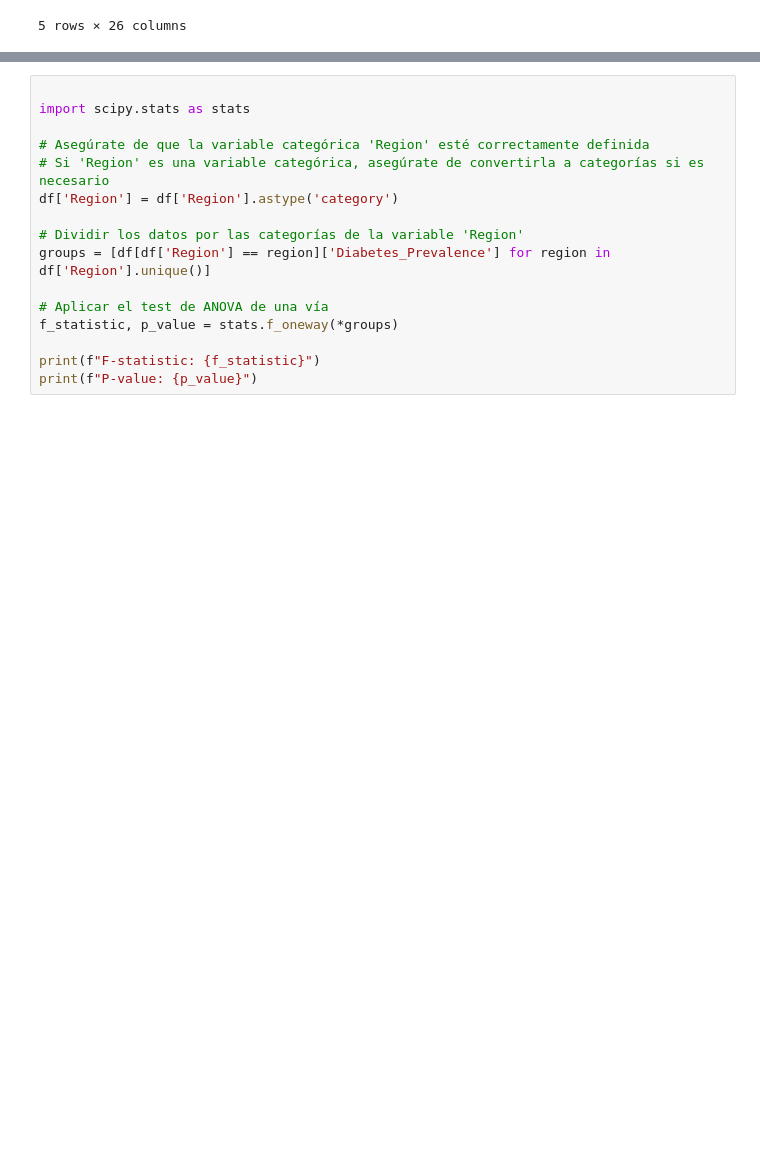
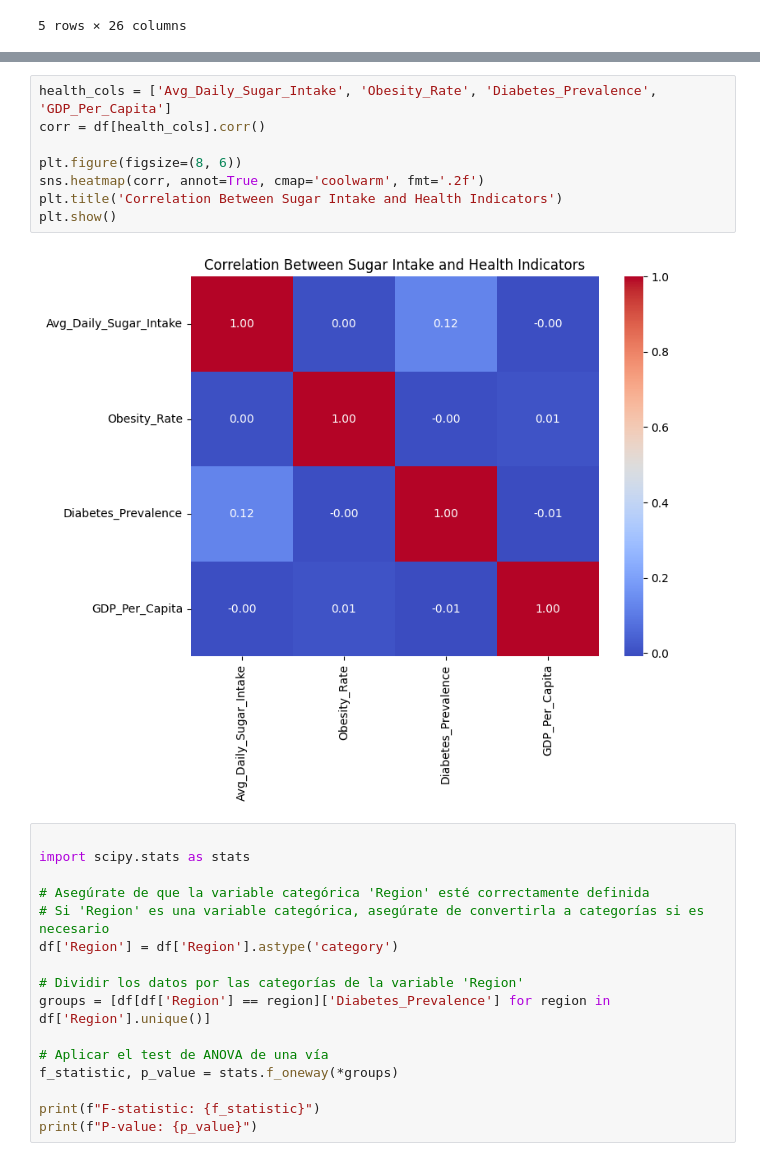
Before and after one commit to Nho89/sugar_rush_regression, a Jupyter notebook: model_evaluation.ipynb, the cells around one changed output, grey strips where cells are left out. Saved outputs shown, nothing was run; the diff lists cells and outputs as text; blank space fills up the shorter version.

```diff
--- a/model_evaluation.ipynb
+++ b/model_evaluation.ipynb
@@ -103,3 +124,13 @@ df.head()
+# %%
+health_cols = ['Avg_Daily_Sugar_Intake', 'Obesity_Rate', 'Diabetes_Prevalence', 'GDP_Per_Capita']
+corr = df[health_cols].corr()
+
+plt.figure(figsize=(8, 6))
+sns.heatmap(corr, annot=True, cmap='coolwarm', fmt='.2f')
+plt.title('Correlation Between Sugar Intake and Health Indicators')
+plt.show()
+# %% [output]
+[figure, added]
 # %%
 
 import scipy.stats as stats
```
Also changed, not shown: parts of 5 cells of this notebook.
